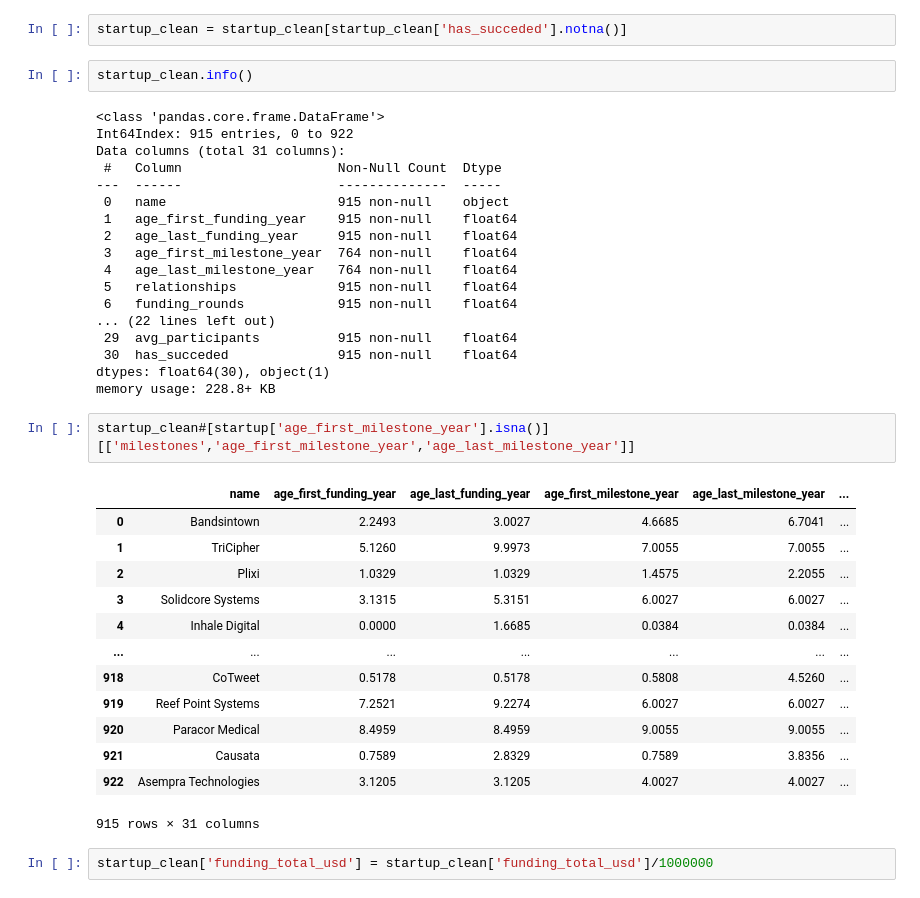
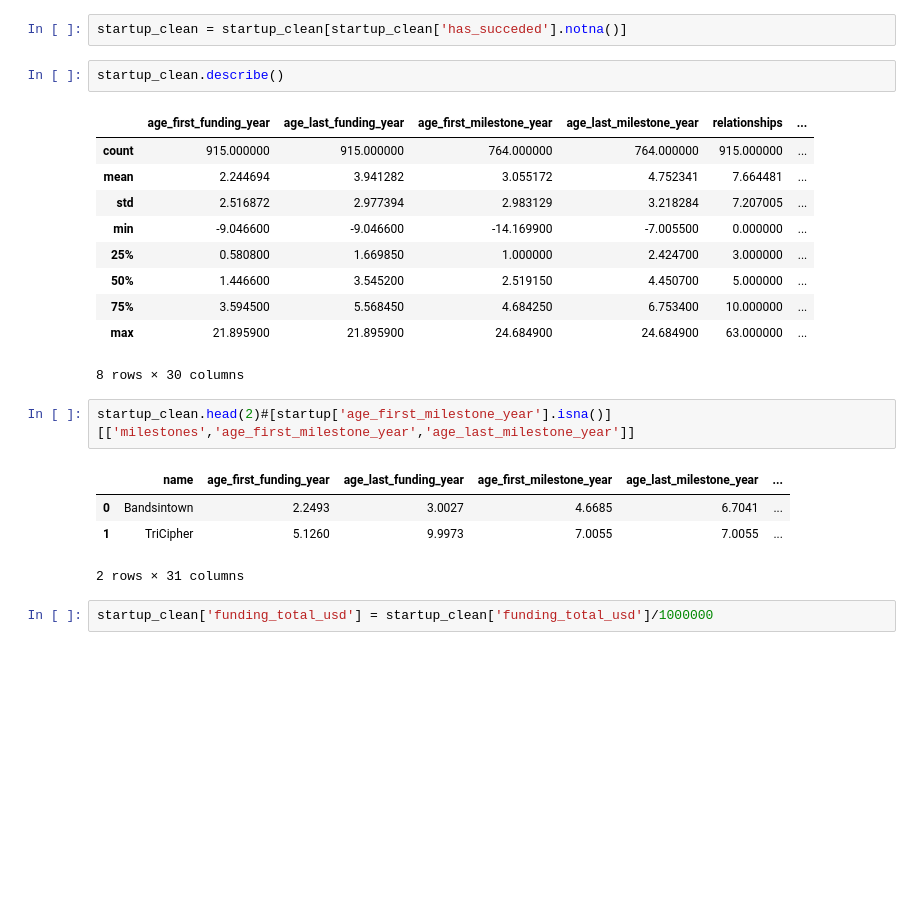
Before and after one commit to andreapiodantonio/data_science_project_dismi_adantonio_oczerwisnki, a Jupyter notebook: startup_classificator/startup_classificator.ipynb, the cells around one changed output. Drawn from its saved outputs; the diff is of its cells as text; blank space fills up the shorter version.

```diff
--- a/startup_classificator/startup_classificator.ipynb
+++ b/startup_classificator/startup_classificator.ipynb
@@ -66,41 +66,25 @@ startup_clean = startup_clean.rename(columns={'status': 'has_succeded'})
 # %%
 startup_clean = startup_clean[startup_clean['has_succeded'].notna()]
 # %%
-startup_clean.info()
+startup_clean.describe()
 # %% [output]
+|  | age_first_funding_year | age_last_funding_year | age_first_milestone_year | age_last_milestone_year | relationships | ... |
+| count | 915.000000 | 915.000000 | 764.000000 | 764.000000 | 915.000000 | ... |
+| mean | 2.244694 | 3.941282 | 3.055172 | 4.752341 | 7.664481 | ... |
+| std | 2.516872 | 2.977394 | 2.983129 | 3.218284 | 7.207005 | ... |
+| min | -9.046600 | -9.046600 | -14.169900 | -7.005500 | 0.000000 | ... |
+| 25% | 0.580800 | 1.669850 | 1.000000 | 2.424700 | 3.000000 | ... |
+| 50% | 1.446600 | 3.545200 | 2.519150 | 4.450700 | 5.000000 | ... |
+| 75% | 3.594500 | 5.568450 | 4.684250 | 6.753400 | 10.000000 | ... |
+| max | 21.895900 | 21.895900 | 24.684900 | 24.684900 | 63.000000 | ... |
-<class 'pandas.core.frame.DataFrame'>
-Int64Index: 915 entries, 0 to 922
-Data columns (total 31 columns):
- #   Column                    Non-Null Count  Dtype
----  ------                    --------------  -----
- 0   name                      915 non-null    object
- 1   age_first_funding_year    915 non-null    float64
- 2   age_last_funding_year     915 non-null    float64
- 3   age_first_milestone_year  764 non-null    float64
- 4   age_last_milestone_year   764 non-null    float64
- 5   relationships             915 non-null    float64
- 6   funding_rounds            915 non-null    float64
-... (22 lines left out)
- 29  avg_participants          915 non-null    float64
- 30  has_succeded              915 non-null    float64
-dtypes: float64(30), object(1)
-memory usage: 228.8+ KB
+8 rows × 30 columns
 # %%
-startup_clean#[startup['age_first_milestone_year'].isna()][['milestones','age_first_milestone_year','age_last_milestone_year']]
+startup_clean.head(2)#[startup['age_first_milestone_year'].isna()][['milestones','age_first_milestone_year','age_last_milestone_year']]
 # %% [output]
 |  | name | age_first_funding_year | age_last_funding_year | age_first_milestone_year | age_last_milestone_year | ... |
 | 0 | Bandsintown | 2.2493 | 3.0027 | 4.6685 | 6.7041 | ... |
 | 1 | TriCipher | 5.1260 | 9.9973 | 7.0055 | 7.0055 | ... |
-| 2 | Plixi | 1.0329 | 1.0329 | 1.4575 | 2.2055 | ... |
-| 3 | Solidcore Systems | 3.1315 | 5.3151 | 6.0027 | 6.0027 | ... |
-| 4 | Inhale Digital | 0.0000 | 1.6685 | 0.0384 | 0.0384 | ... |
-| ... | ... | ... | ... | ... | ... | ... |
-| 918 | CoTweet | 0.5178 | 0.5178 | 0.5808 | 4.5260 | ... |
-| 919 | Reef Point Systems | 7.2521 | 9.2274 | 6.0027 | 6.0027 | ... |
-| 920 | Paracor Medical | 8.4959 | 8.4959 | 9.0055 | 9.0055 | ... |
-| 921 | Causata | 0.7589 | 2.8329 | 0.7589 | 3.8356 | ... |
-| 922 | Asempra Technologies | 3.1205 | 3.1205 | 4.0027 | 4.0027 | ... |
-915 rows × 31 columns
+2 rows × 31 columns
 # %%
 startup_clean['funding_total_usd'] = startup_clean['funding_total_usd']/1000000
 # %%
```
Also changed, not shown: parts of 40 cells of this notebook.
